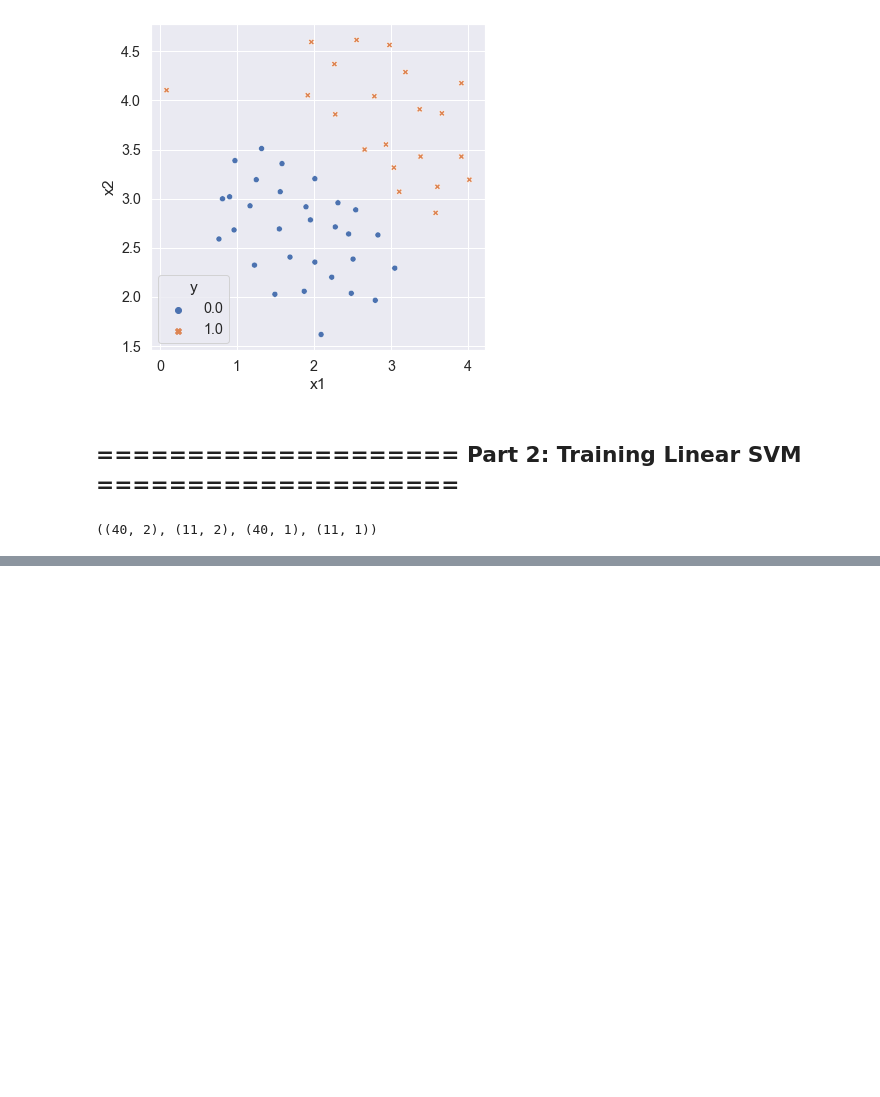
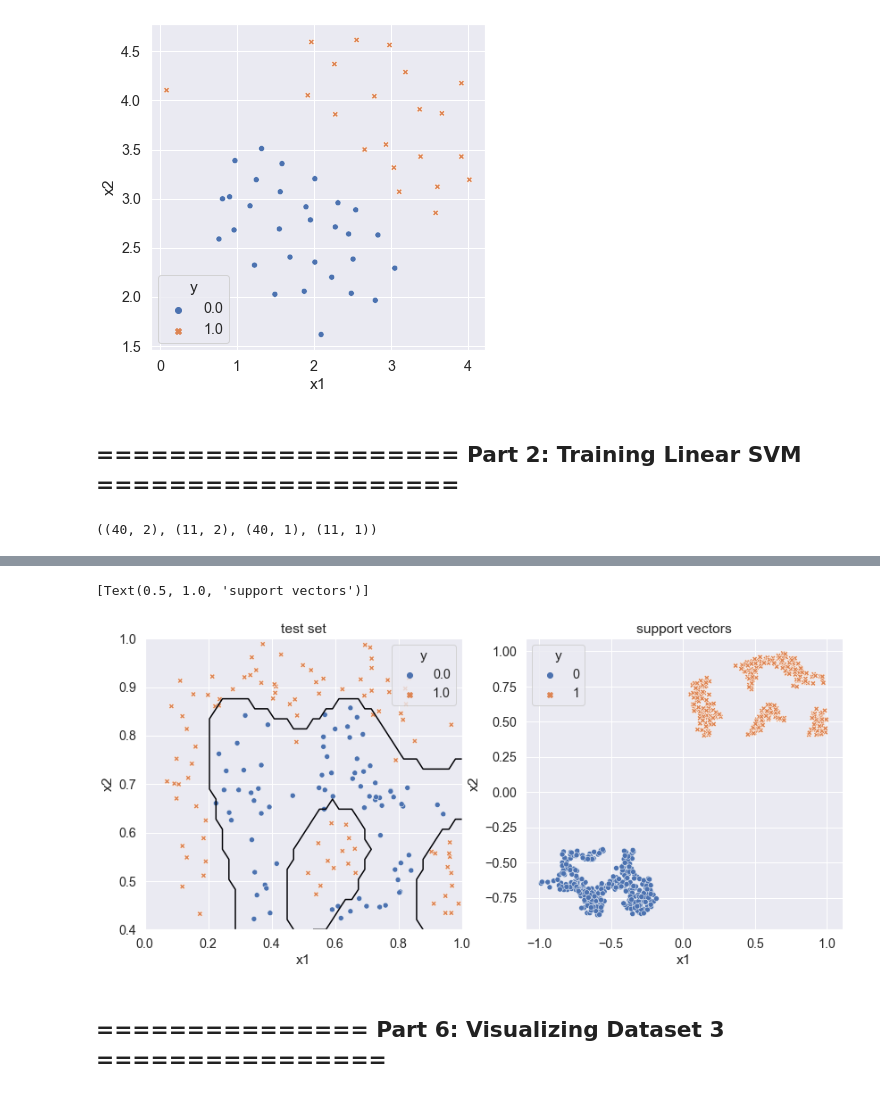
Before and after one commit to calvar/courseraML, a Jupyter notebook: Ex6/python/ex6.ipynb, the cells around one changed output, grey strips where cells are left out. Saved outputs shown, nothing was run; the diff lists cells and outputs as text; code cells hidden in the pictures; blank space fills up the shorter version.

```diff
--- a/Ex6/python/ex6.ipynb
+++ b/Ex6/python/ex6.ipynb
@@ -174,0 +259,14 @@ sns.lineplot(data=lin_dfB, ax=ax[1], x='x1', y='x2').set(title='C=100.0')
+# %%
+#kernel is the kernel to use
+#C is the error term coefficient
+#gamma is the additional parameter (1/2var for rbf?)
+#tol is the stopping criterion for iterations
+modelA = SVC(kernel='rbf', C=20.0, gamma=10.0, tol=1.e-3)
+
+#Train the classifier
+modelA.fit(X2_train, y2_train)
+supportA = modelA.support_vectors_
+dualcA = modelA.dual_coef_.T
+supportA_df = pd.DataFrame(wsuppA, columns=['x1', 'x2'])
+supportA_df['y'] = supportA_df['x1'].apply(lambda l: 1 if l>0 else 0)
+#supportA.shape, dualcA.shape
@@ -174,0 +287,10 @@ sns.lineplot(data=lin_dfB, ax=ax[1], x='x1', y='x2').set(title='C=100.0')
+# %%
+fig3, ax = plt.subplots(1,2,figsize=(14,6))
+sns.scatterplot(data=test2_df, ax=ax[0], x='x1', y='x2', hue='y', style='y').set(title='test set')
+ax[0].contour(coefgridA,cmap='inferno',extent=[0,1,0.4,1],levels=[0.0])
+sns.scatterplot(data=supportA_df, ax=ax[1], x='x1', y='x2', hue='y', style='y').set(title='support vectors')
+# %% [output]
+[Text(0.5, 1.0, 'support vectors')]
+[figure, added]
+# %% [markdown]
+## =============== Part 6: Visualizing Dataset 3 ================
```
Also changed, not shown: parts of 17 cells of this notebook, 2 other files.
